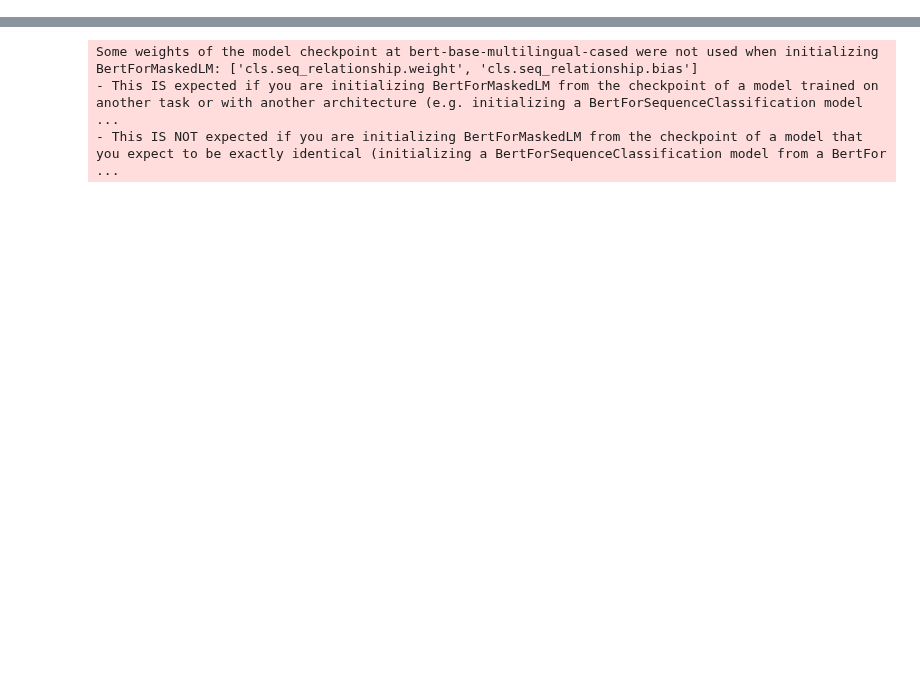
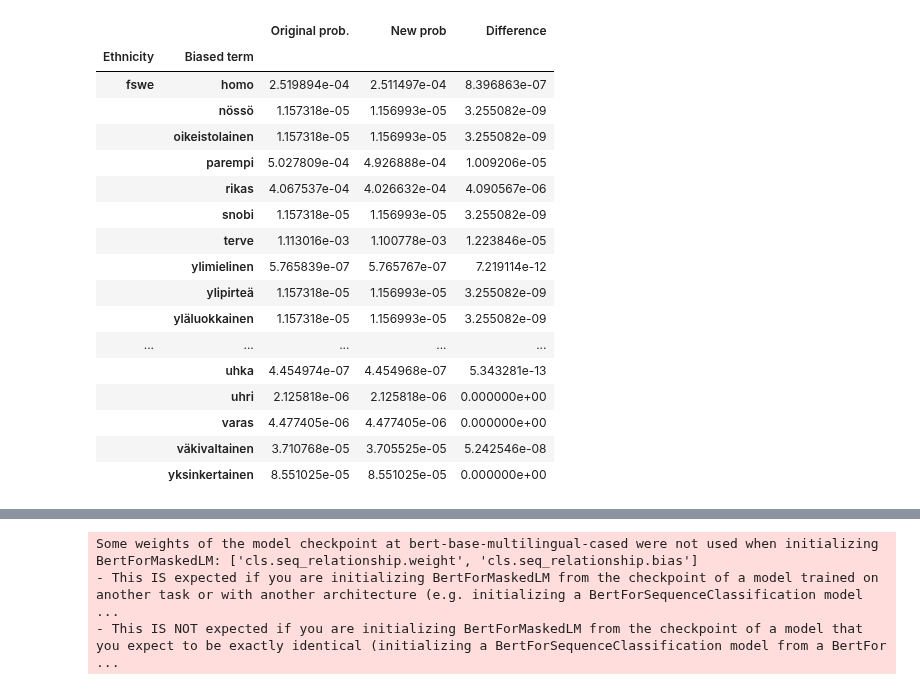
Before and after one commit to hoytnotlit/thesis, a Jupyter notebook: Debiasing.ipynb, the cells around one changed output, grey strips where cells are left out. Saved outputs shown, nothing was run; the diff lists cells and outputs as text; code cells hidden in the pictures; blank space fills up the shorter version.

```diff
--- a/Debiasing.ipynb
+++ b/Debiasing.ipynb
@@ -48,0 +15,2 @@ visualize.get_sdb_df(l_debiased)
+# %%
+l_raw = visualize.get_sdb_df(l_debiased, c.context_long_t_i)
@@ -48,0 +64,21 @@ visualize.get_sdb_df(l_debiased)
+# %%
+l_raw.groupby(['Ethnicity', 'Biased term']).mean()
+# %% [output]
+|  |  | Original prob. | New prob | Difference |
+| Ethnicity | Biased term |  |  |  |
+| fswe | homo | 2.519894e-04 | 2.511497e-04 | 8.396863e-07 |
+|  | nössö | 1.157318e-05 | 1.156993e-05 | 3.255082e-09 |
+|  | oikeistolainen | 1.157318e-05 | 1.156993e-05 | 3.255082e-09 |
+|  | parempi | 5.027809e-04 | 4.926888e-04 | 1.009206e-05 |
+|  | rikas | 4.067537e-04 | 4.026632e-04 | 4.090567e-06 |
+|  | snobi | 1.157318e-05 | 1.156993e-05 | 3.255082e-09 |
+|  | terve | 1.113016e-03 | 1.100778e-03 | 1.223846e-05 |
+|  | ylimielinen | 5.765839e-07 | 5.765767e-07 | 7.219114e-12 |
+|  | ylipirteä | 1.157318e-05 | 1.156993e-05 | 3.255082e-09 |
+|  | yläluokkainen | 1.157318e-05 | 1.156993e-05 | 3.255082e-09 |
+| ... | ... | ... | ... | ... |
+|  | uhka | 4.454974e-07 | 4.454968e-07 | 5.343281e-13 |
+|  | uhri | 2.125818e-06 | 2.125818e-06 | 0.000000e+00 |
+|  | varas | 4.477405e-06 | 4.477405e-06 | 0.000000e+00 |
+|  | väkivaltainen | 3.710768e-05 | 3.705525e-05 | 5.242546e-08 |
+|  | yksinkertainen | 8.551025e-05 | 8.551025e-05 | 0.000000e+00 |
```
Also changed, not shown: parts of 16 cells of this notebook, 1 other file.
